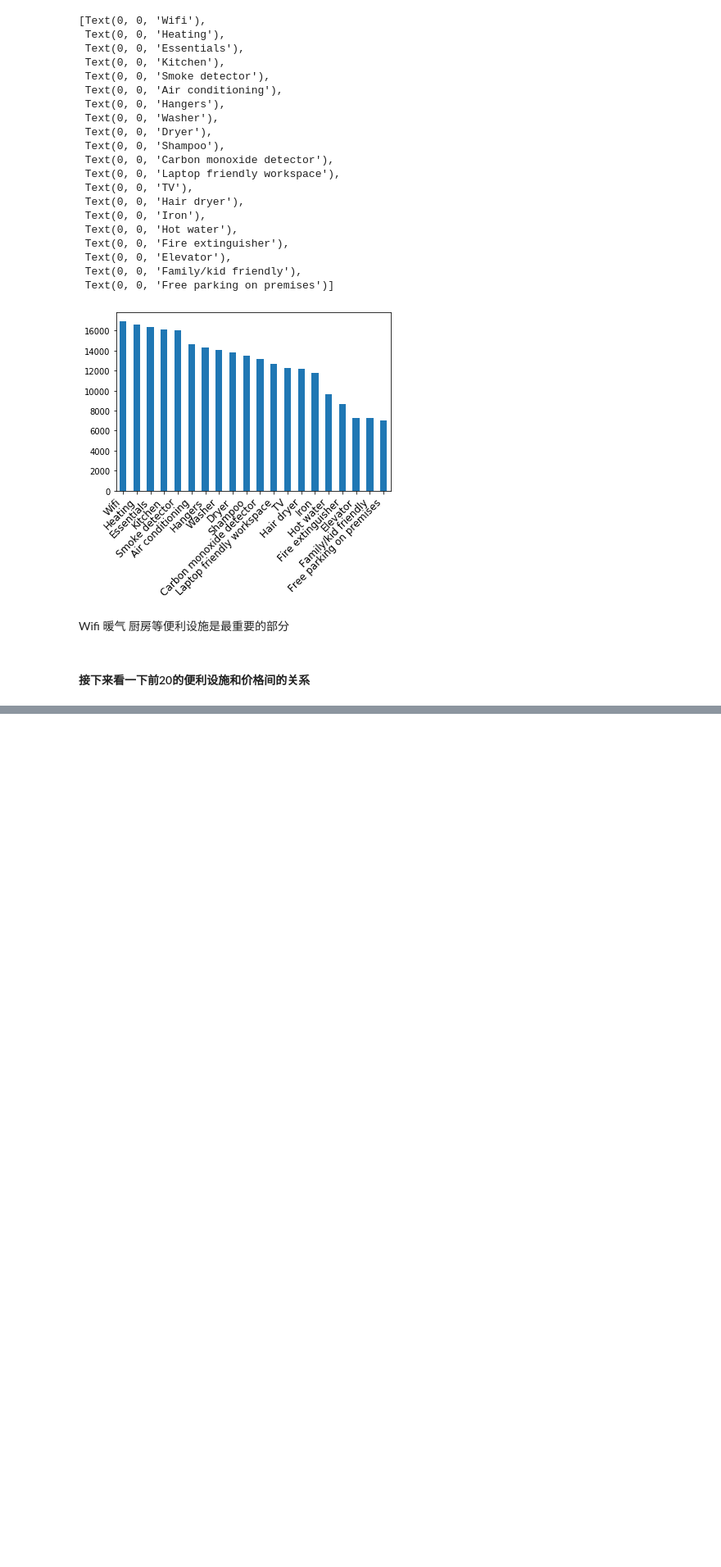
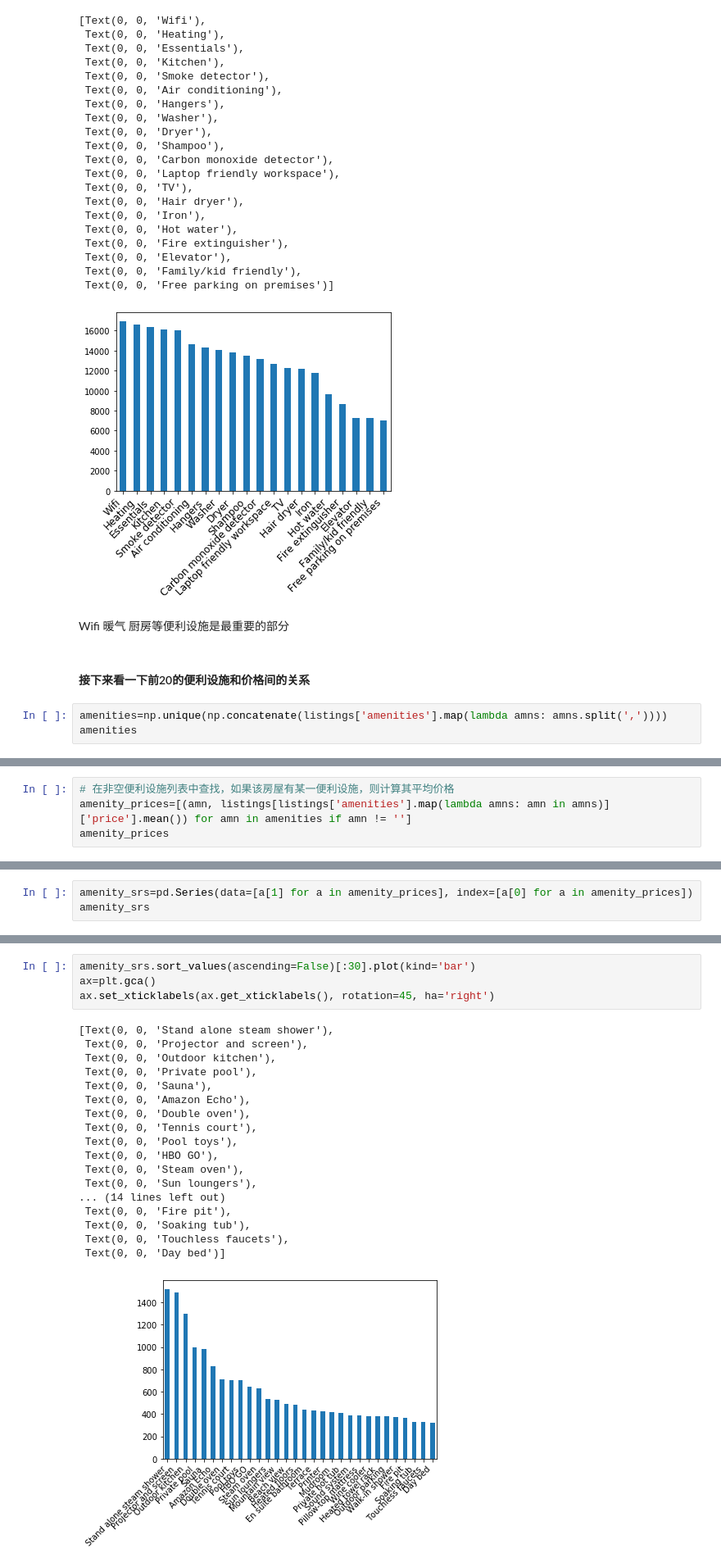
Before and after one commit to articuly/data_analysis_projects, a Jupyter notebook: 分析项目-多伦多短租房.ipynb, the cells around one changed output, grey strips where cells are left out. Shown at 82% size. Cells and saved outputs as stored; diff of their text form; blank space fills up the shorter version.

```diff
--- a/分析项目-多伦多短租房.ipynb
+++ b/分析项目-多伦多短租房.ipynb
@@ -410,3 +410,6 @@ ax.set_xticklabels(ax.get_xticklabels(), rotation=45, ha='right', fontsize=12)
 Wifi 暖气 厨房等便利设施是最重要的部分
 # %% [markdown]
 #### 接下来看一下前20的便利设施和价格间的关系
+# %%
+amenities=np.unique(np.concatenate(listings['amenities'].map(lambda amns: amns.split(','))))
+amenities
@@ -412,0 +434,4 @@ Wifi 暖气 厨房等便利设施是最重要的部分
+# %%
+# 在非空便利设施列表中查找，如果该房屋有某一便利设施，则计算其平均价格
+amenity_prices=[(amn, listings[listings['amenities'].map(lambda amns: amn in amns)]['price'].mean()) for amn in amenities if amn != '']
+amenity_prices
@@ -412,0 +456,3 @@ Wifi 暖气 厨房等便利设施是最重要的部分
+# %%
+amenity_srs=pd.Series(data=[a[1] for a in amenity_prices], index=[a[0] for a in amenity_prices])
+amenity_srs
@@ -412,0 +472,23 @@ Wifi 暖气 厨房等便利设施是最重要的部分
+# %%
+amenity_srs.sort_values(ascending=False)[:30].plot(kind='bar')
+ax=plt.gca()
+ax.set_xticklabels(ax.get_xticklabels(), rotation=45, ha='right')
+# %% [output]
+[Text(0, 0, 'Stand alone steam shower'),
+ Text(0, 0, 'Projector and screen'),
+ Text(0, 0, 'Outdoor kitchen'),
+ Text(0, 0, 'Private pool'),
+ Text(0, 0, 'Sauna'),
+ Text(0, 0, 'Amazon Echo'),
+ Text(0, 0, 'Double oven'),
+ Text(0, 0, 'Tennis court'),
+ Text(0, 0, 'Pool toys'),
+ Text(0, 0, 'HBO GO'),
+ Text(0, 0, 'Steam oven'),
+ Text(0, 0, 'Sun loungers'),
+... (14 lines left out)
+ Text(0, 0, 'Fire pit'),
+ Text(0, 0, 'Soaking tub'),
+ Text(0, 0, 'Touchless faucets'),
+ Text(0, 0, 'Day bed')]
+[figure, added]
```
Also changed, not shown: parts of 48 cells of this notebook.
